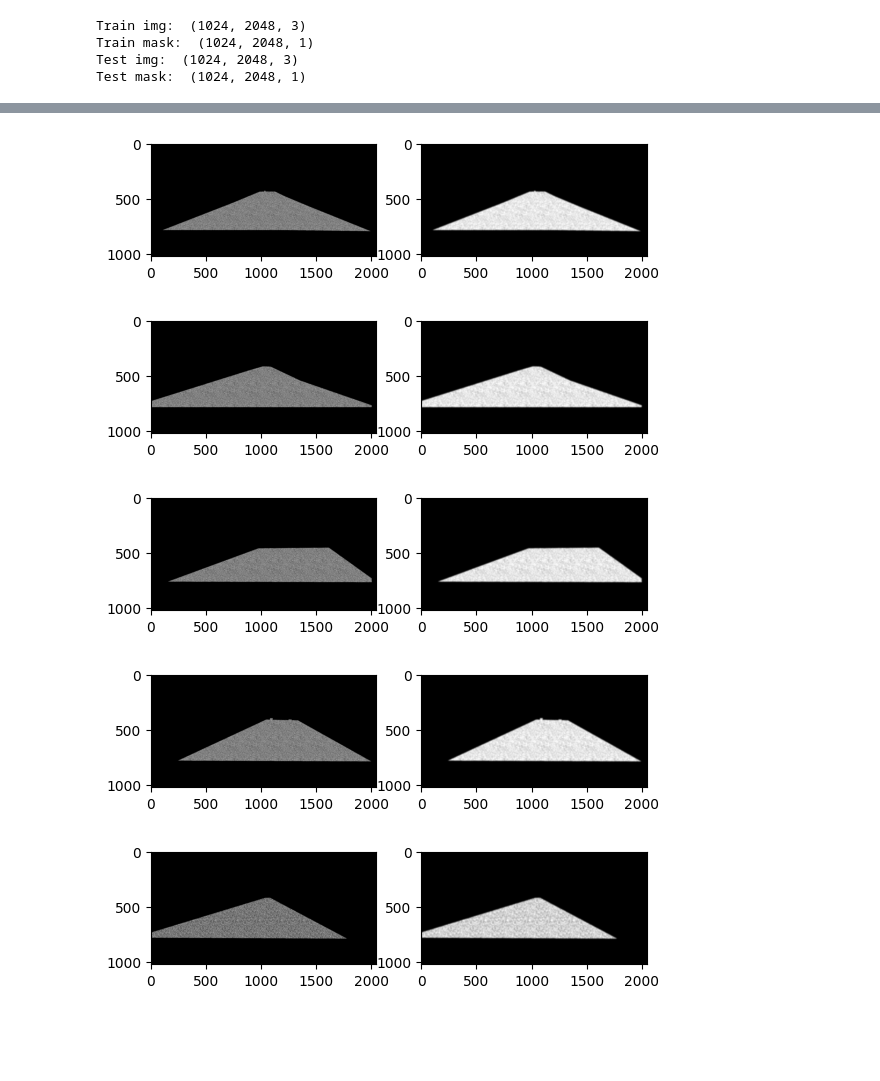
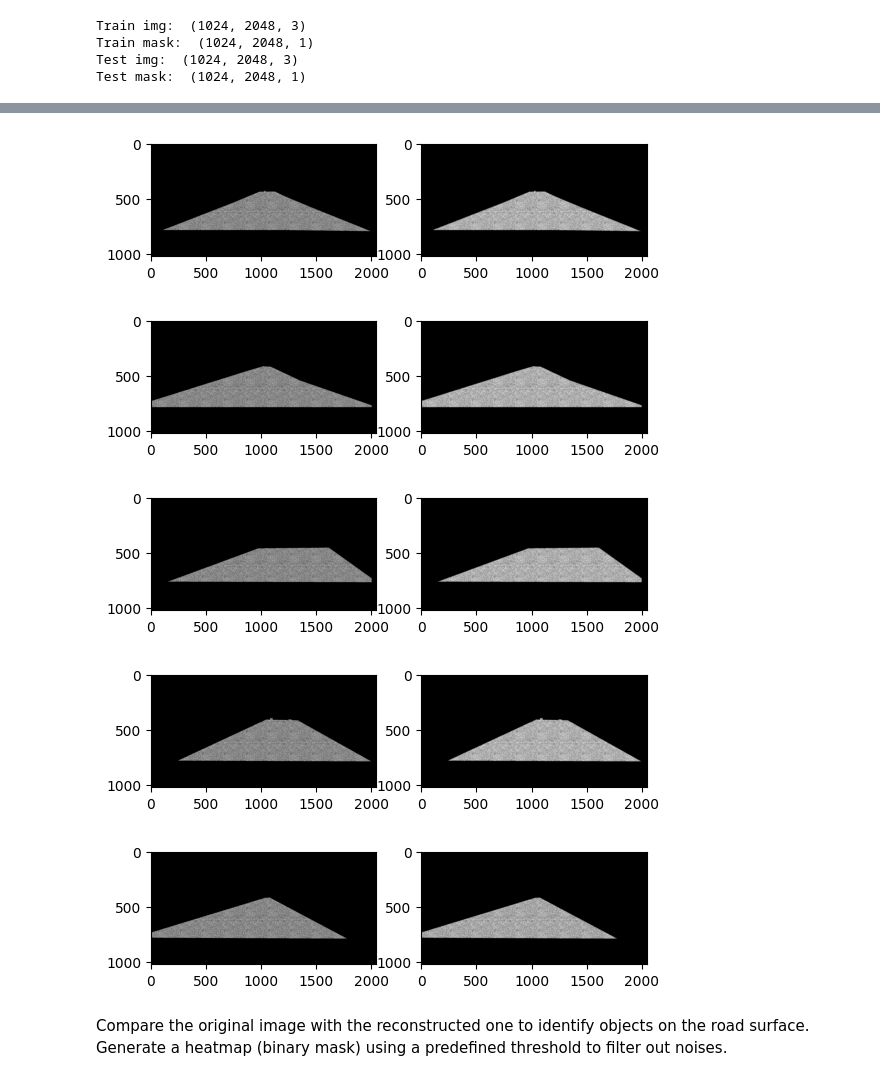
Before and after one commit to keresztesbeata/Unexpected-Obstacle-Detection, a Jupyter notebook: Road_surface_RBM.ipynb, the cells around one changed output, grey strips where cells are left out. Drawn from its saved outputs; the diff is of its cells as text; code cells hidden in the pictures; blank space fills up the shorter version.

```diff
--- a/Road_surface_RBM.ipynb
+++ b/Road_surface_RBM.ipynb
@@ -167,9 +167,9 @@ class RBM:
           # extract the next batch of data (input to the visible nodes)
           v0 = x[i:i+batch_size].reshape(batch_size, -1)
           # update the weight matrix and the visible bias & hidden bias
-          # loss = self.update(v0, lr)
-          self.update_cd(v0, lr=lr)
-          loss = self.lms_loss(v0)
+          loss = self.update(v0, lr)
+          # self.update_cd(v0, lr=lr)
+          # loss = self.lms_loss(v0)
           epoch_loss += loss
           s+=1
           train_losses.append(loss)
@@ -189,8 +189,8 @@ class RBM:
           # extract the next batch of data (input to the visible nodes)
           v0 = x[i:i+batch_size].reshape(batch_size, -1)
           # calculate the loss
-          # loss = self.compute_energy_loss(v0)
-          loss = self.lms_loss(v0)
+          loss = self.compute_energy_loss(v0)
+          # loss = self.lms_loss(v0)
           test_losses.append(loss)
 
       self.plot_loss(test_losses)
@@ -244,25 +244,24 @@ def extract_patch(img, bw, bh):
   by = 0
   min_std_dev = 255
   threshold = 100
-  for y in range(0, height-bh, bh):
+  for y in range(height//2, height-bh, bh):
     for x in range(0, width-bw, bw):
       mean, std_dev = cv2.meanStdDev(img[y:(y+bh),x:(x+bw)])
       if mean > threshold and std_dev < min_std_dev:
         min_std_dev = std_dev
         bx = x
         by = y
-  print("Min std dev: ", min_std_dev)
+  # print("Min std dev: ", min_std_dev)
 
   return by, by+bh, bx, bx+bw
 
 def apply_mask(img, mask, road_color):
-  height, width = img.shape
-  for y in range(0, height):
-    for x in range(0, width):
-      if mask[y][x] != road_color:
-        img[y][x] = 0
+  # create a binary mask for selecting only the road surface
+  road_mask = np.apply_along_axis(lambda p: 0 if p != road_color else p, 2, mask)
+  # extract only the road surface from the image
+  result = np.multiply(img, road_mask)
 
-  return img
+  return result
 
 def convert_to_grayscale(img):
   img = img.astype('uint8')
@@ -371,7 +355,7 @@ def fill_road_texture(mask, background_color, texture):
   bh, bw = texture.shape
   for y in range(0, height-bh, bh):
     for x in range(0, width-bw, bw):
-      result[y:(y+bh),x:(x+bw)] = texture
+      result[y:(y+bh),x:(x+bw)] = texture * 255
   for y in range(0, height):
     for x in range(0, width):
       if mask[y][x] == background_color:
@@ -417,7 +395,7 @@ show_image_pairs(rand_samples, reconstructed_samples, nr_samples)
 from PIL import Image
 
 def save_img(img_arr, file_name):
-  img_arr = img_arr * 255
+  # img_arr = img_arr * 255
   img_arr = img_arr.astype(np.uint8)
   img = Image.fromarray(img_arr)
   img.save(file_name)
@@ -429,22 +407,24 @@ for i in range(nr_samples):
 # %%
 # map the texture to the original road mask
 results = []
 smooth_results = []
 i=0
 for mask, reconstructed_sample in zip(x_test_mask, reconstructed_samples):
   reconstructed_road = fill_road_texture(mask, 0, reconstructed_sample)
   results.append(reconstructed_road)
-  save_img(reconstructed_road, "output/raw/test{}.jpeg".format(i))
+  # save_img(reconstructed_road, "output/raw/test{}.jpeg".format(i))
   # apply gaussian blur to eliminate the noise and smooth the surface texture
-  blurred_img = cv2.GaussianBlur(reconstructed_road, (25,25), 0)
+  blurred_img = cv2.GaussianBlur(reconstructed_road, (7,7), 0)
   smooth_results.append(blurred_img)
   save_img(blurred_img, "output/smooth/test{}.jpeg".format(i))
   i += 1
 
 show_image_pairs(results, smooth_results, i)
 # %% [output]
-[figure, old version]
+[figure, new version]
-[figure, old version]
+[figure, new version]
-[figure, old version]
+[figure, new version]
-[figure, old version]
+[figure, new version]
-[figure, old version]
+[figure, new version]
+# %% [markdown]
+Compare the original image with the reconstructed one to identify objects on the road surface. Generate a heatmap (binary mask) using a predefined threshold to filter out noises.
```
Also changed, not shown: parts of 8 cells of this notebook, 20 other files.
